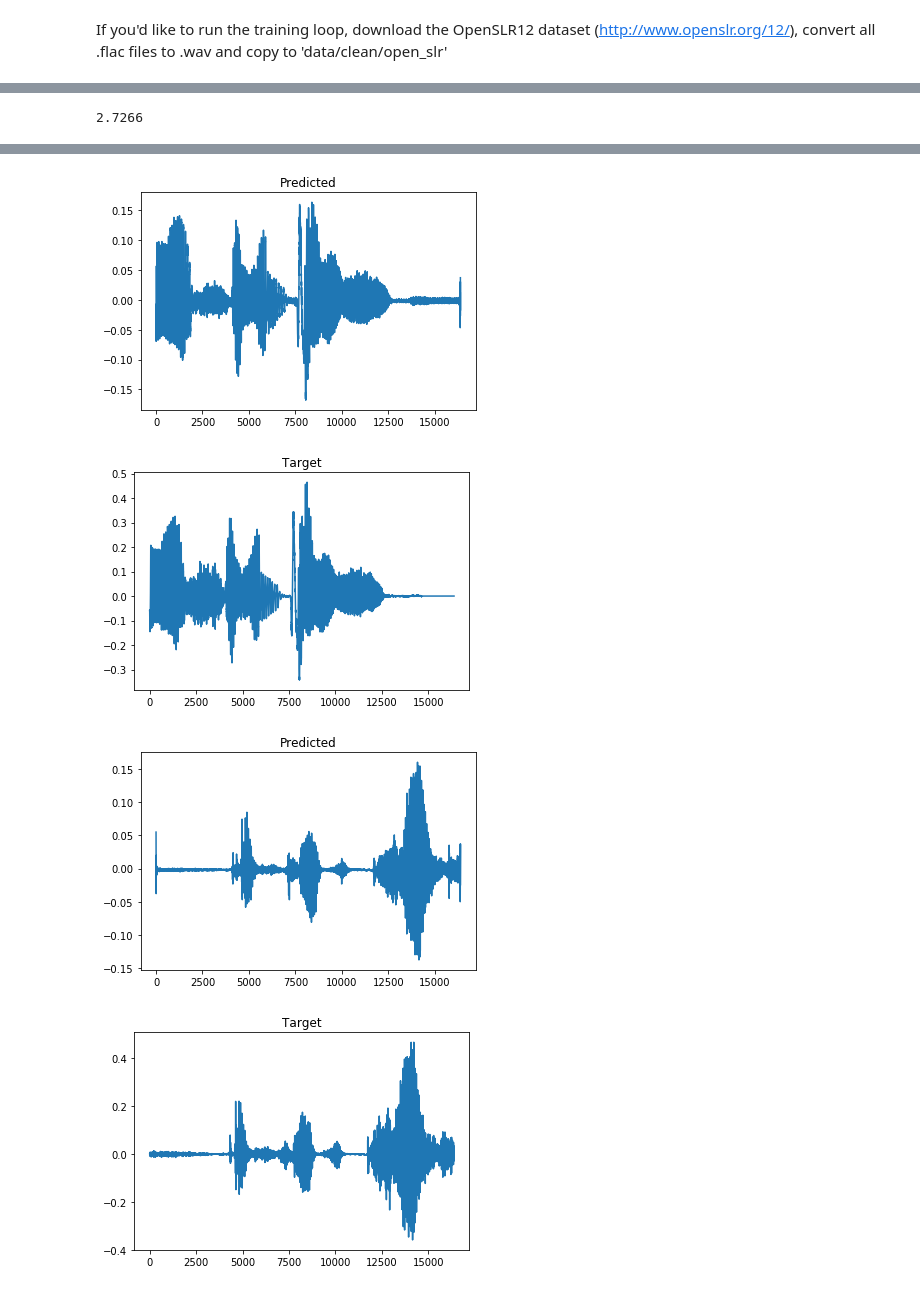
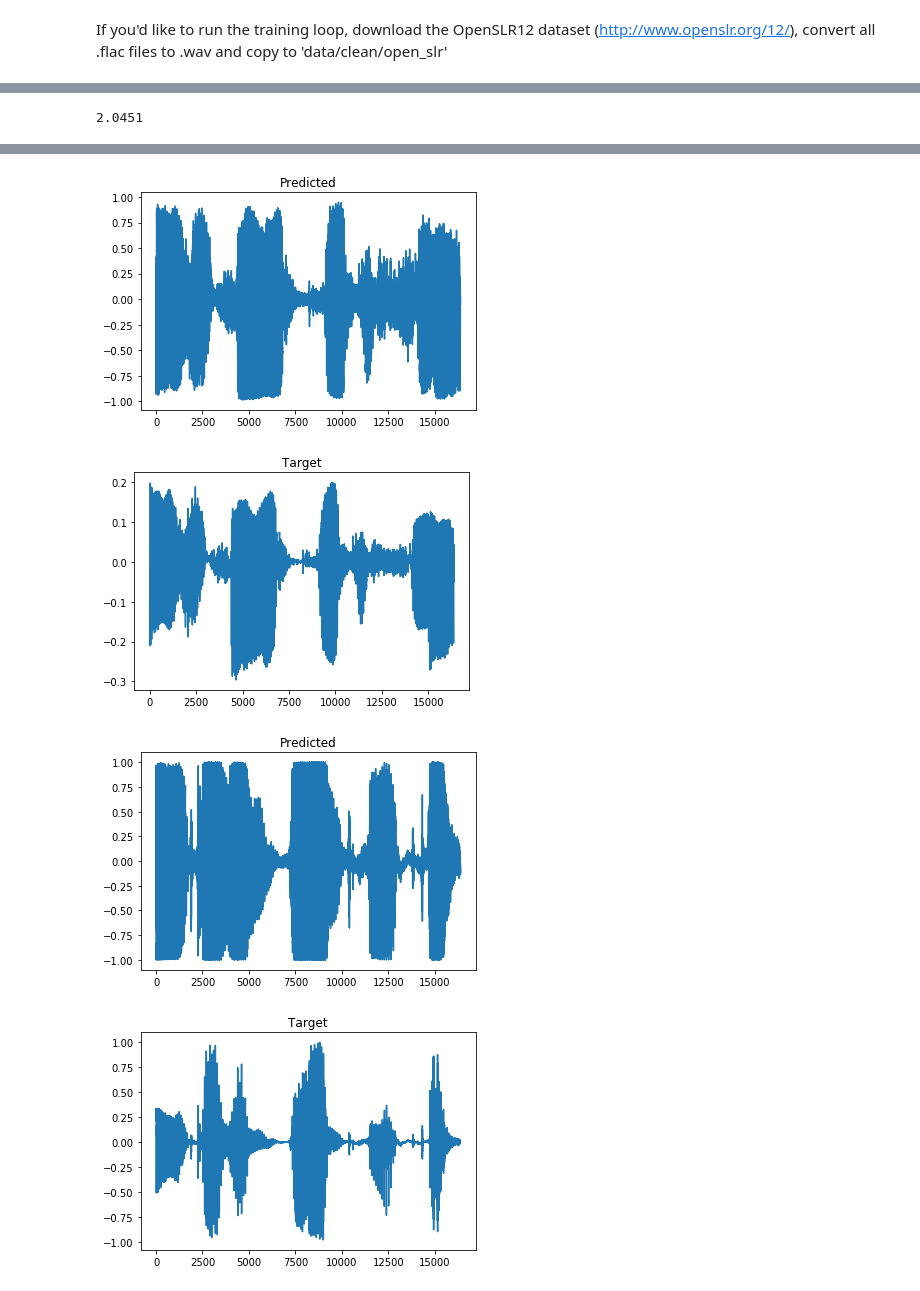
Before and after one commit to dvisockas/norse, a Jupyter notebook: main.ipynb, the cells around one changed output, grey strips where cells are left out. Saved outputs shown, nothing was run; the diff lists cells and outputs as text; code cells hidden in the pictures.

```diff
--- a/main.ipynb
+++ b/main.ipynb
@@ -68,8 +74,8 @@ criterion = weightedSDR
 optimizer = torch.optim.RMSprop(model.parameters(), lr=learning_rate, weight_decay=1e-5)
 
 model.train()
-
-data = next(iter(dataloader))
+for i in range(20):
+    data = next(iter(dataloader))
 for epoch in trange(num_epochs):
     #print(f'Starting epoch {epoch + 1 + last_epoch}')
 
@@ -123,7 +127,7 @@ epoch [95/100]
 # %%
 pesqs = []
 
-data = next(iter(dataloader))
+#data = next(iter(dataloader))
 model.eval()
 with torch.no_grad():
     sample = data[1].cuda()
@@ -142,7 +146,7 @@ with torch.no_grad():
         pesqs.append(pesq(target, ref, 16000))
 
 print(round(sum(pesqs) / len(pesqs), 4))
-Audio(ref, rate=16000)
+Audio(target, rate=16000)
 # %% [output]
-2.7266
+2.0451
 [interactive output not drawn]
@@ -151,7 +155,7 @@ Audio(ref, rate=16000)
-[figure, old version]
+[figure, new version]
-[figure, old version]
+[figure, new version]
-[figure, old version]
+[figure, new version]
-[figure, old version]
+[figure, new version]
 # %%
 specgram = torchaudio.transforms.Spectrogram(1024, 300)(ref)
 pdb.set_trace()
```
Also changed, not shown: parts of 6 cells of this notebook, 1 other file.
